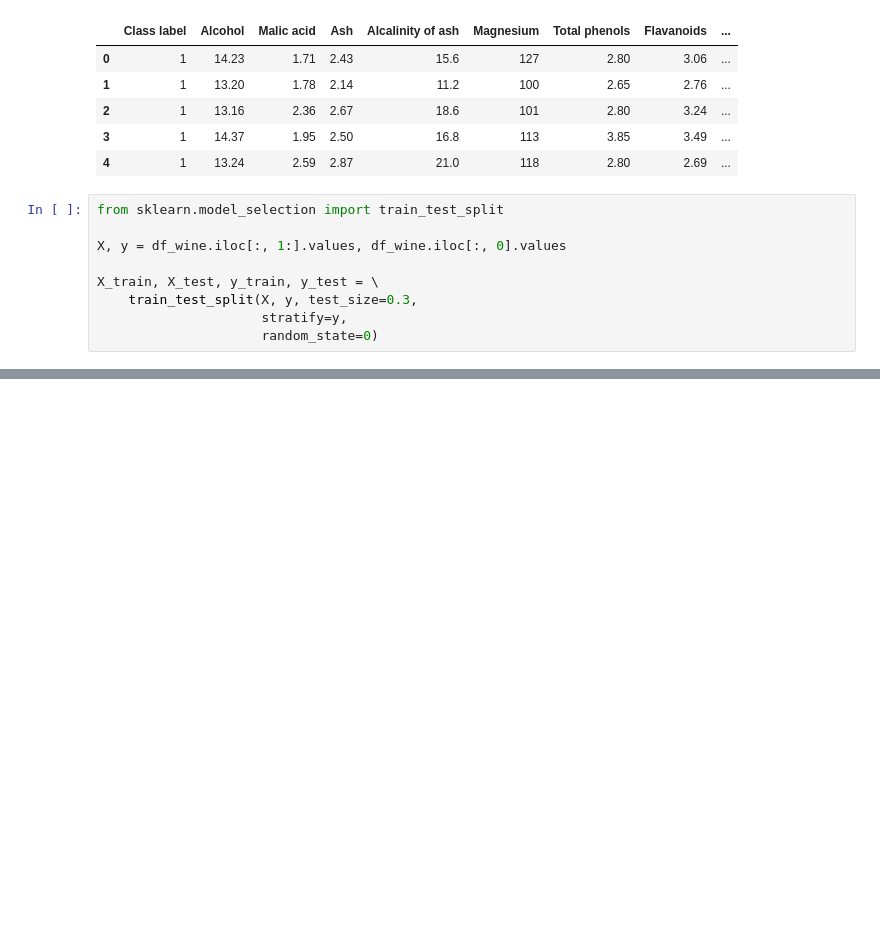
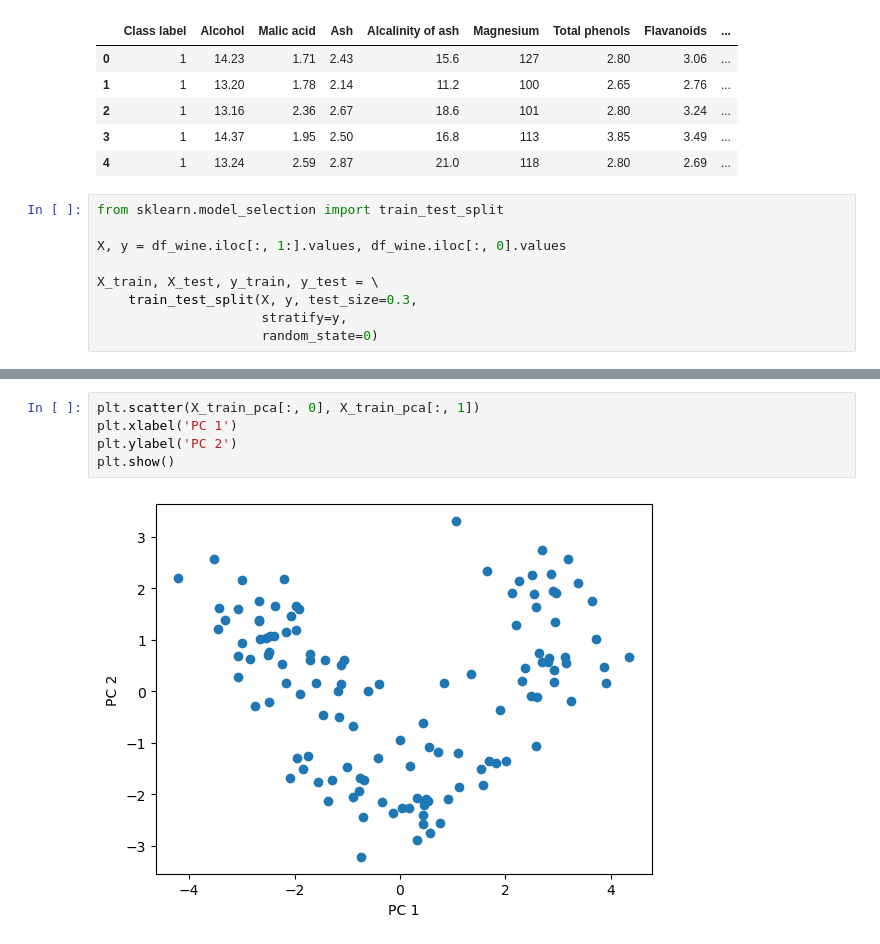
Before and after one commit to poweiiiii/compress_Dimensions, a Jupyter notebook: wine_data_compress.ipynb, the cells around one changed output, grey strips where cells are left out. Saved outputs shown, nothing was run; the diff lists cells and outputs as text; blank space fills up the shorter version.

```diff
--- a/wine_data_compress.ipynb
+++ b/wine_data_compress.ipynb
@@ -58,0 +153,7 @@ cum_var_exp = np.cumsum(var_exp)
+# %%
+plt.scatter(X_train_pca[:, 0], X_train_pca[:, 1])
+plt.xlabel('PC 1')
+plt.ylabel('PC 2')
+plt.show()
+# %% [output]
+[figure, added]
```
Also changed, not shown: parts of 16 cells of this notebook.
